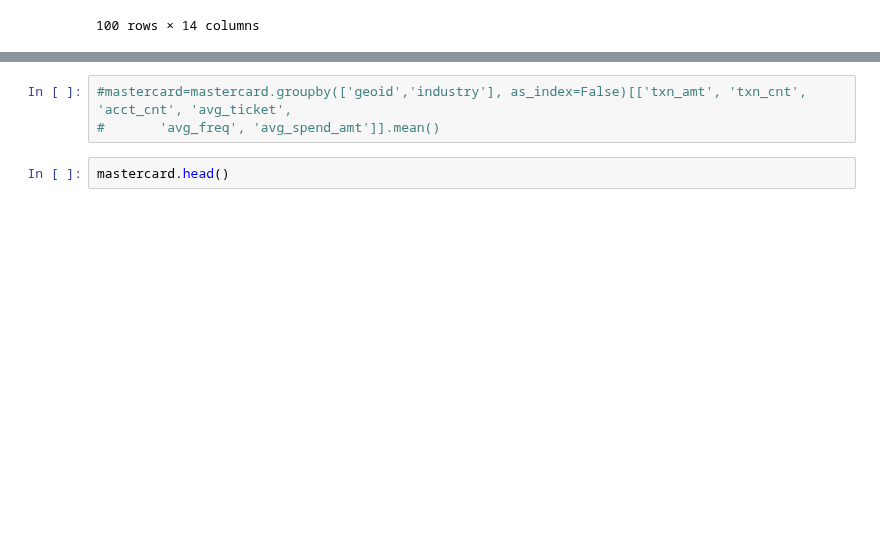
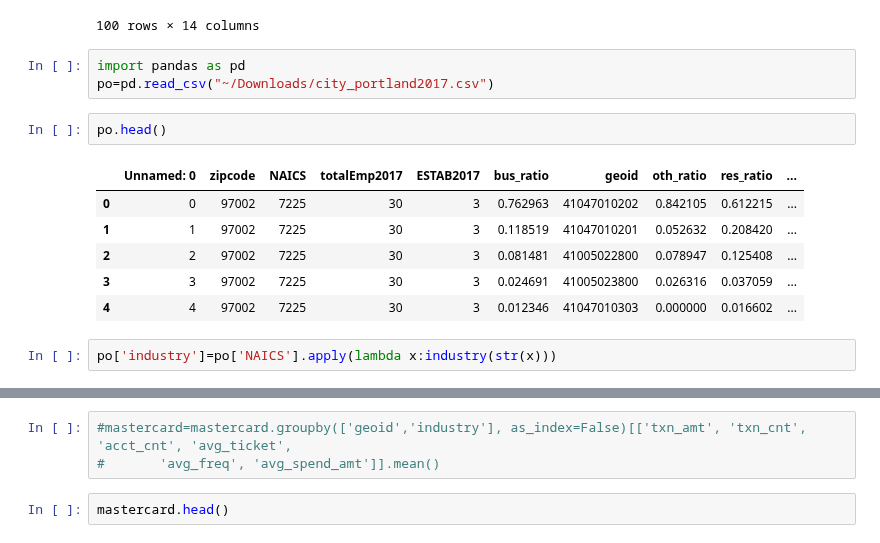
Before and after one commit to JasonZhangzy1757/CUSP-Capstone, a Jupyter notebook: mastercard dataset.ipynb, the cells around one changed output, grey strips where cells are left out. Cells and saved outputs as stored; diff of their text form; blank space fills up the shorter version.

```diff
--- a/mastercard dataset.ipynb
+++ b/mastercard dataset.ipynb
@@ -71,3 +92,17 @@ mastercard.head(100)
 | 98 | 99 | MULTIPOLYGON (((-122.58886 45.505... | 1942 | 410510016013 | 2020-01-27 | eap | o | c | 0.00 | 0.00 | ... |
 | 99 | 100 | MULTIPOLYGON (((-122.61778 45.516... | 1966 | 410510018022 | 2020-01-25 | ret | o | p | 0.00 | 0.00 | ... |
 100 rows × 14 columns
+# %%
+import pandas as pd
+po=pd.read_csv("~/Downloads/city_portland2017.csv")
+# %%
+po.head()
+# %% [output]
+|  | Unnamed: 0 | zipcode | NAICS | totalEmp2017 | ESTAB2017 | bus_ratio | geoid | oth_ratio | res_ratio | ... |
+| 0 | 0 | 97002 | 7225 | 30 | 3 | 0.762963 | 41047010202 | 0.842105 | 0.612215 | ... |
+| 1 | 1 | 97002 | 7225 | 30 | 3 | 0.118519 | 41047010201 | 0.052632 | 0.208420 | ... |
+| 2 | 2 | 97002 | 7225 | 30 | 3 | 0.081481 | 41005022800 | 0.078947 | 0.125408 | ... |
+| 3 | 3 | 97002 | 7225 | 30 | 3 | 0.024691 | 41005023800 | 0.026316 | 0.037059 | ... |
+| 4 | 4 | 97002 | 7225 | 30 | 3 | 0.012346 | 41047010303 | 0.000000 | 0.016602 | ... |
+# %%
+po['industry']=po['NAICS'].apply(lambda x:industry(str(x)))
```
Also changed, not shown: parts of 4 cells of this notebook, 2 other files.
